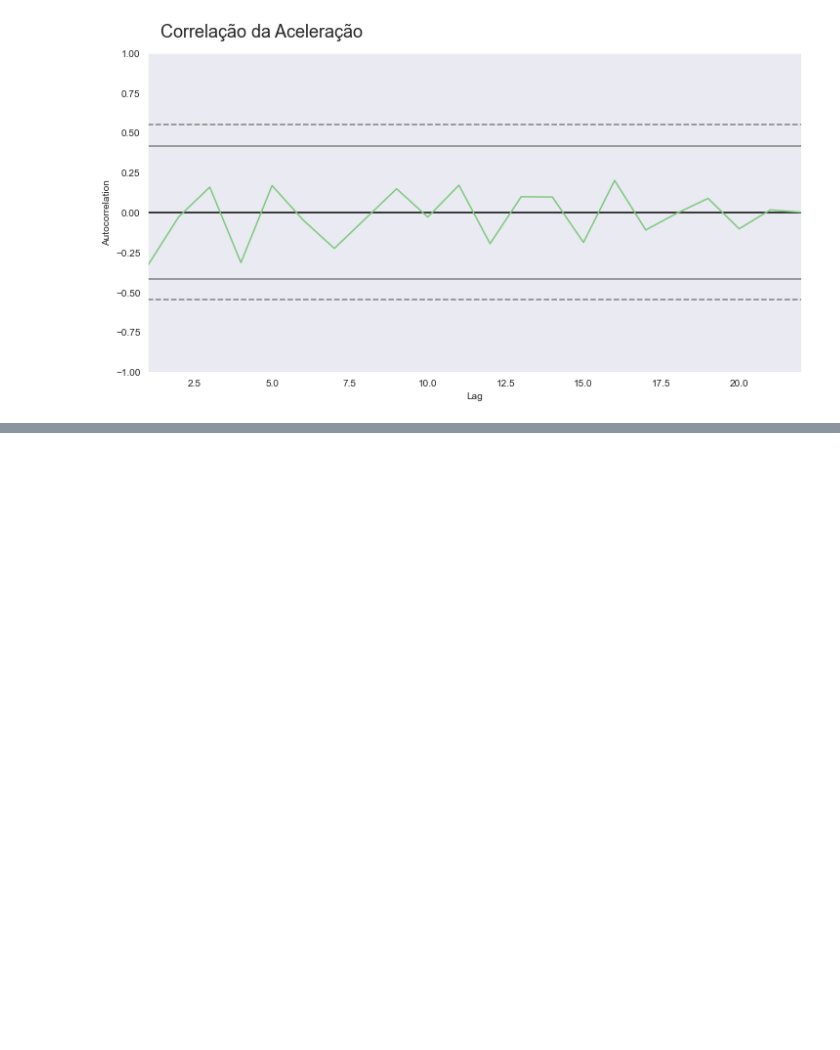
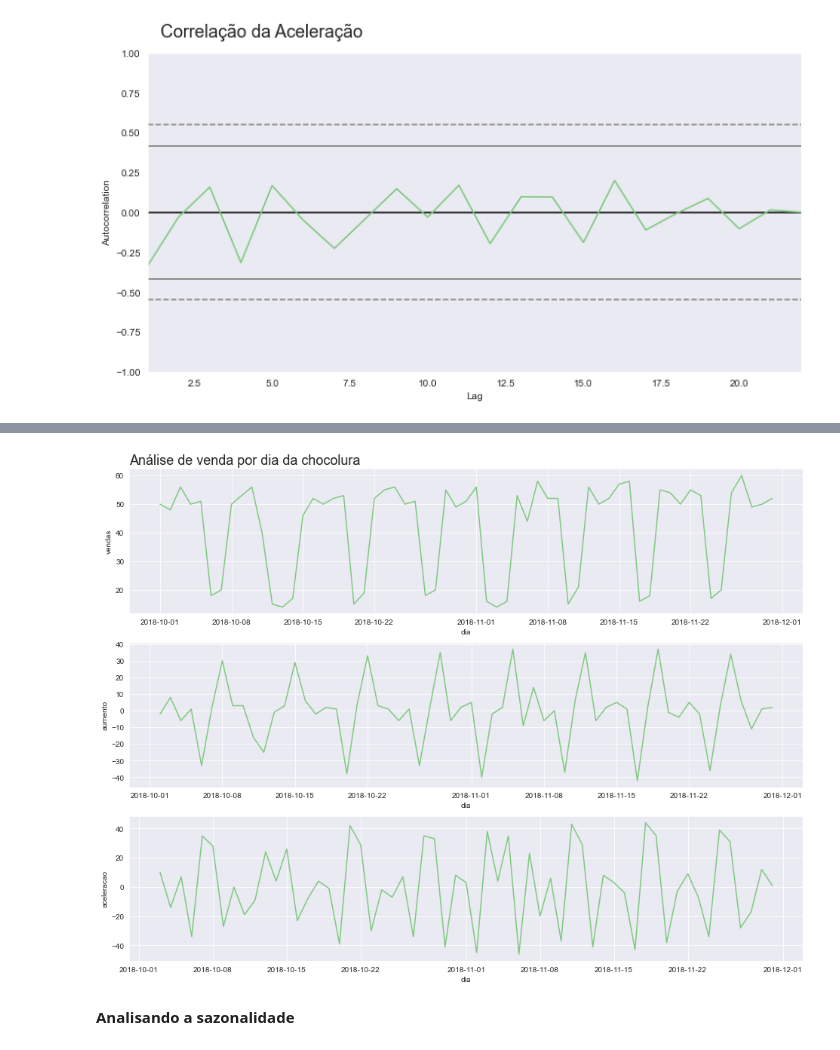
Before and after one commit to joutav/Curso-Series-Temporais, a Jupyter notebook: Time Series.ipynb, the cells around one changed output, grey strips where cells are left out. Cells and saved outputs as stored; diff of their text form; code cells hidden in the pictures; blank space fills up the shorter version.

```diff
--- a/Time Series.ipynb
+++ b/Time Series.ipynb
@@ -162,0 +254,2 @@ ax = ax
+# %%
+vendas_por_dia = pd.read_csv('dados/vendas_por_dia.csv')
@@ -162,0 +277,2 @@ ax = ax
+# %%
+vendas_por_dia.dia = pd.to_datetime(vendas_por_dia.dia)
@@ -162,0 +285,3 @@ ax = ax
+# %%
+vendas_por_dia['aumento'] = vendas_por_dia.vendas.diff()
+vendas_por_dia['aceleracao'] = vendas_por_dia.aumento.diff()
@@ -162,0 +297,6 @@ ax = ax
+# %%
+plot_comparacao('dia','vendas','aumento','aceleracao',vendas_por_dia,'Análise de venda por dia da chocolura')
+# %% [output]
+[figure, added]
+# %% [markdown]
+ **Analisando a sazonalidade**
```
Also changed, not shown: parts of 35 cells of this notebook.
